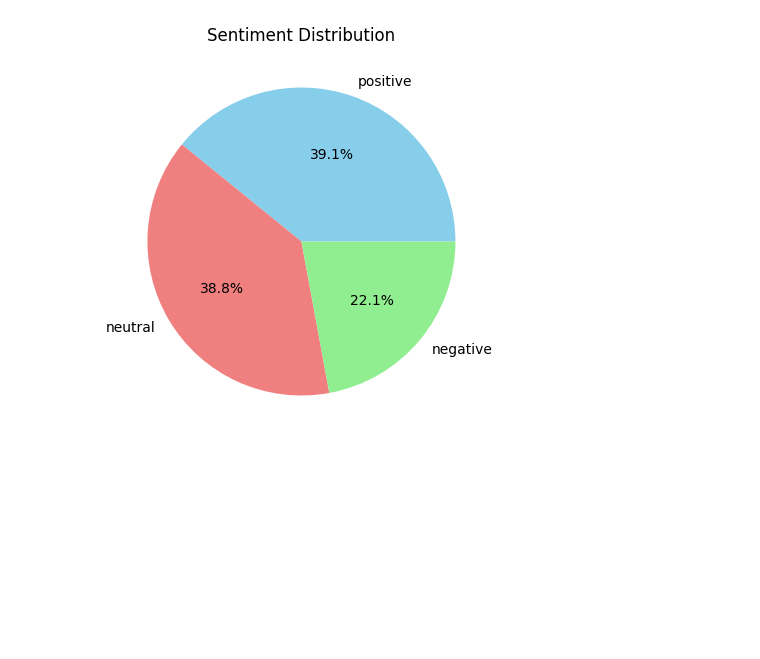
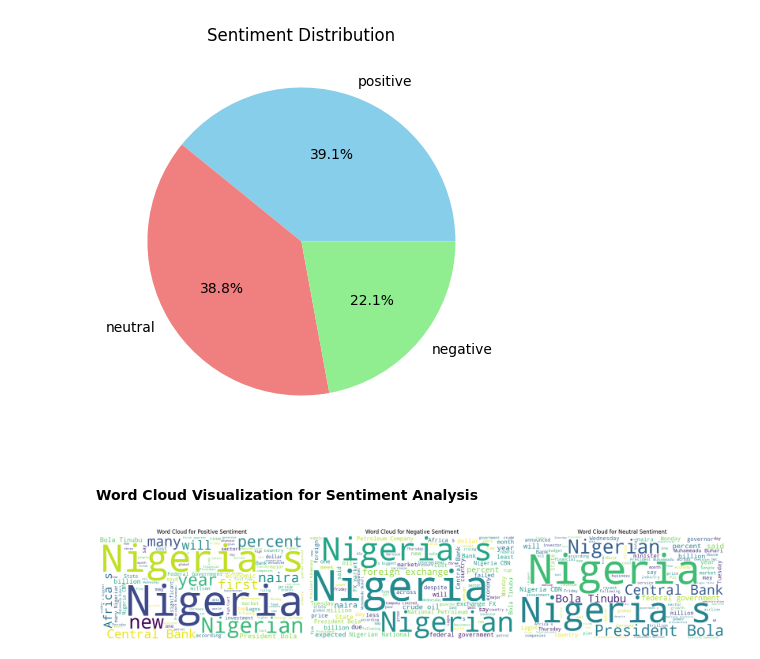
Before and after one commit to Iyanuadeleye01/web-scraping-and-sentiment-analysis, a Jupyter notebook: main.ipynb, the cells around one changed output. Drawn from its saved outputs; the diff is of its cells as text; code cells hidden in the pictures; blank space fills up the shorter version.

Commit message:
Add word cloud figure

```diff
--- a/main.ipynb
+++ b/main.ipynb
@@ -140,3 +146,37 @@ plt.title('Sentiment Distribution')
 plt.show()
 # %% [output]
 [figure]
+# %% [markdown]
+#### Word Cloud Visualization for Sentiment Analysis
+# %%
+# Create a figure for the word clouds
+plt.figure(figsize=(20, 6))
+
+sentiments = ['positive', 'negative', 'neutral']
+for i, sentiment in enumerate(sentiments):
+    # Filter text by sentiment
+    text = ''.join(df[df['Sentiment'] == sentiment]['Excerpt'])
+
+    # Generate word cloud
+    wordcloud = WordCloud(
+        width=800,
+        height=400,
+        background_color='white',
+        max_words=100,
+        contour_width=3,
+        contour_color='steelblue',
+        colormap='viridis'
+    ).generate(text)
+
+    # To create subplot in the current figure
+    plt.subplot(1, 3, i+1)
+    plt.imshow(wordcloud, interpolation='bilinear')
+    plt.title(f'Word Cloud for {sentiment.capitalize()} Sentiment')
+    plt.axis('off')
+
+# Apply tight layout and display the figure
+plt.tight_layout()
+plt.savefig('wordclouds.png', dpi=300)
+plt.show()
+# %% [output]
+[figure, added]
```
Also changed, not shown: parts of 5 cells of this notebook, 2 other files.
